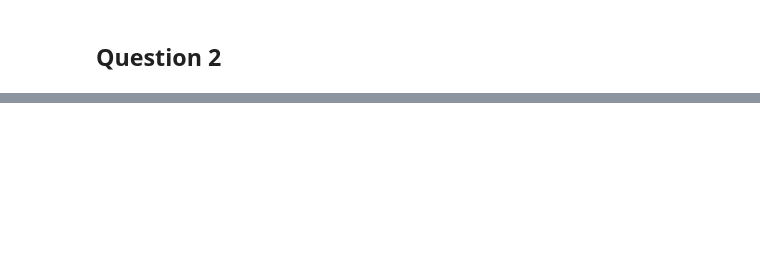
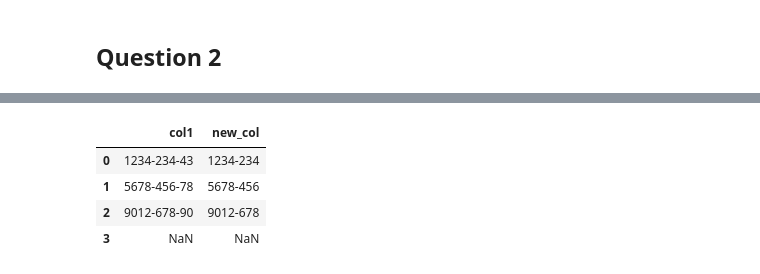
Before and after one commit to T-amairi/IFT870, a Jupyter notebook: TP2/tp2.ipynb, the cells around one changed output, grey strips where cells are left out. Cells and saved outputs as stored; diff of their text form; code cells hidden in the pictures; blank space fills up the shorter version.

```diff
--- a/TP2/tp2.ipynb
+++ b/TP2/tp2.ipynb
@@ -221,3 +463,15 @@ len(np.where(np.logical_and(
+# %%
+df = pd.DataFrame({'col1': ['1234-234-43', '5678-456-78', '9012-678-90',np.NaN]})
+
+# extract the substring before the second hyphen for each value in col1
+df['new_col'] = df['col1'].apply(lambda x: '-'.join(x.split('-')[:2])if pd.notna(x) else np.NaN)
+df
+# %% [output]
+|  | col1 | new_col |
+| 0 | 1234-234-43 | 1234-234 |
+| 1 | 5678-456-78 | 5678-456 |
+| 2 | 9012-678-90 | 9012-678 |
+| 3 | NaN | NaN |
 # %%
 #nombre de valeurs en commun
 common_strings = set(dfProd['PRODUCTID'].str.lower()) & set(dfPack['PRODUCTID'].str.lower())
```
Also changed, not shown: parts of 87 cells of this notebook.
